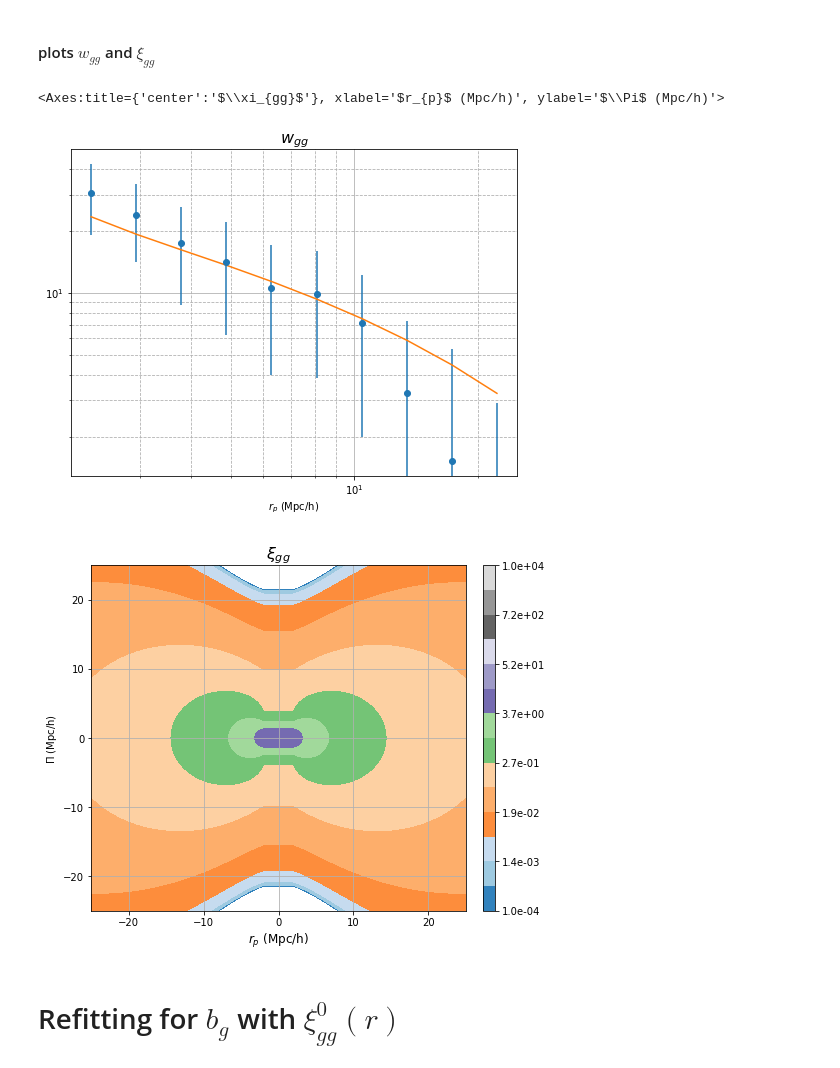
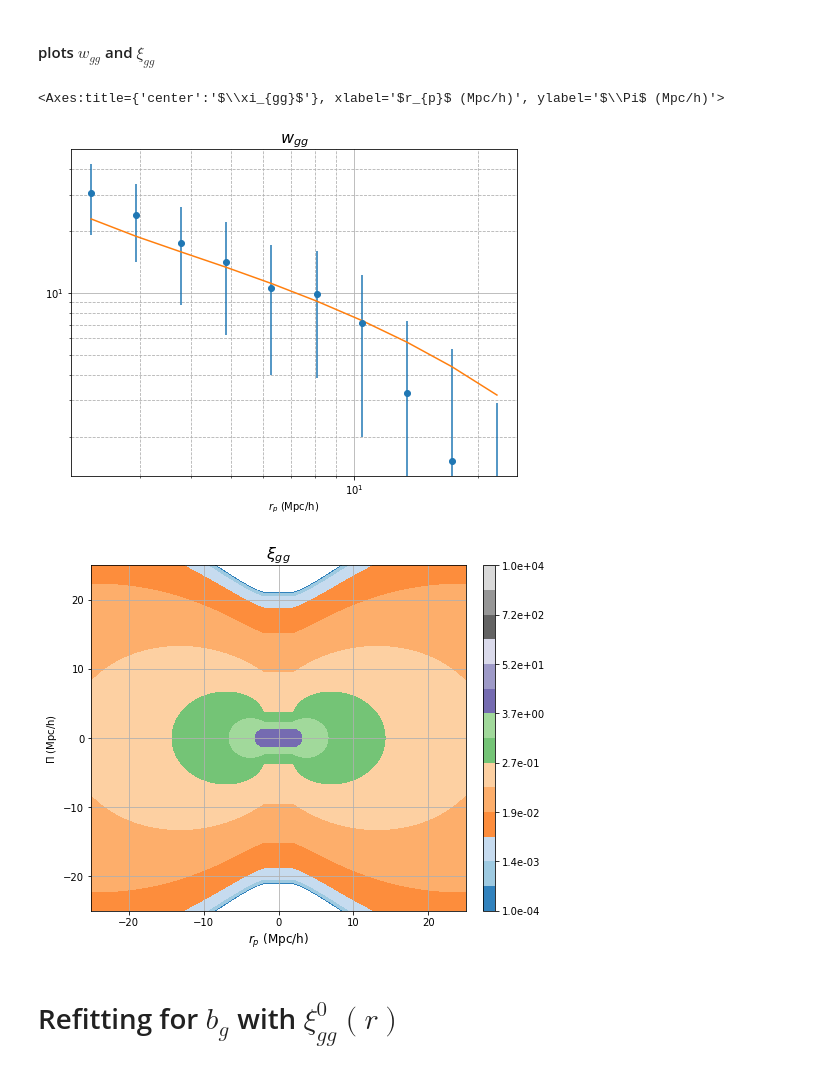
Before and after one commit to amshak01/ia-project, a Jupyter notebook: ali-ia-notebook-final.ipynb, the cells around one changed output. Drawn from its saved outputs; the diff is of its cells as text; code cells hidden in the pictures.

```diff
--- a/ali-ia-notebook-final.ipynb
+++ b/ali-ia-notebook-final.ipynb
@@ -476,45 +480,43 @@ def wgg(rp_interp, bg):
     wgg_interp = interp1d(rp, wgg_pts)
 
     return wgg_interp(rp_interp)
+# %%
+def cut_vals(vals, thresh):
+    lower = np.argwhere(vals.to_numpy() < thresh)
+    if len(lower) > 0:
+        return np.max(lower)+1
+    else:
+        return 0
 # %% [markdown]
 #### plots $w_{gg}$ and $\xi_{gg}$
 # %%
-# rp_lower_indices = np.argwhere(wgg_sim.rp.to_numpy() < global_rp_cut) #SS: should be > in comparison? < results in null data
-# cut = np.max(r_lower_indices) #SS: r_lower_indices is not defined
+cut = cut_vals(wgg_sim.rp, 4)
 
-rp_lower_indices = np.argwhere(wgg_sim.rp.to_numpy() < global_rp_cut)
-
-cut=0
-
-if len(rp_lower_indices) > 0:
-    cut = np.max(rp_lower_indices)
-
-wgg_fit = curve_fit(wgg, wgg_sim.rp[cut:], wgg_sim.wgg[cut:], sigma=wgg_sim.wgg_err[cut:])
-# wgg_fit = curve_fit(wgg, wgg_sim.rp, wgg_sim.wgg, sigma=wgg_cov)
+wgg_fit = curve_fit(wgg, wgg_sim.rp[cut:], wgg_sim.wgg[cut:], sigma=wgg_cov[cut:,cut:])
 
 # wgg figure size
 plt.figure(figsize=(8, 6))
 
 plt.errorbar(wgg_sim.rp, wgg_sim.wgg, wgg_sim.wgg_err, fmt='o')
 plt.plot(wgg_sim.rp, wgg(wgg_sim.rp, wgg_fit[0][0]))
 plt.title("$w_{gg}$", fontsize=16)
 plt.xlabel("$r_p$ (Mpc/h)")
 plt.grid(which='major')
 plt.grid(which='minor', linestyle='--')
 
 plt.loglog()
 
 # Fitted galaxy bias
 bias = wgg_fit[0][0]
 
 xigg = (bias**2) * pcr.xi_rp_pi(f, bg1=bias, pk=pk, l=[0,2,4], rp=rp, pi=pi)
 
 levels = np.logspace(-4, 4, 15)
 plot_corr(rp, pi, xigg, levels, 'gg')
 # %% [output]
 <Axes:title={'center':'$\\xi_{gg}$'}, xlabel='$r_{p}$ (Mpc/h)', ylabel='$\\Pi$ (Mpc/h)'>
 [figure]
-[figure, old version]
+[figure, new version]
 # %% [markdown]
 # Refitting for $b_g$ with $\xi_{gg}^{0}(r)$
 # %%
```
Also changed, not shown: parts of 15 cells of this notebook.
